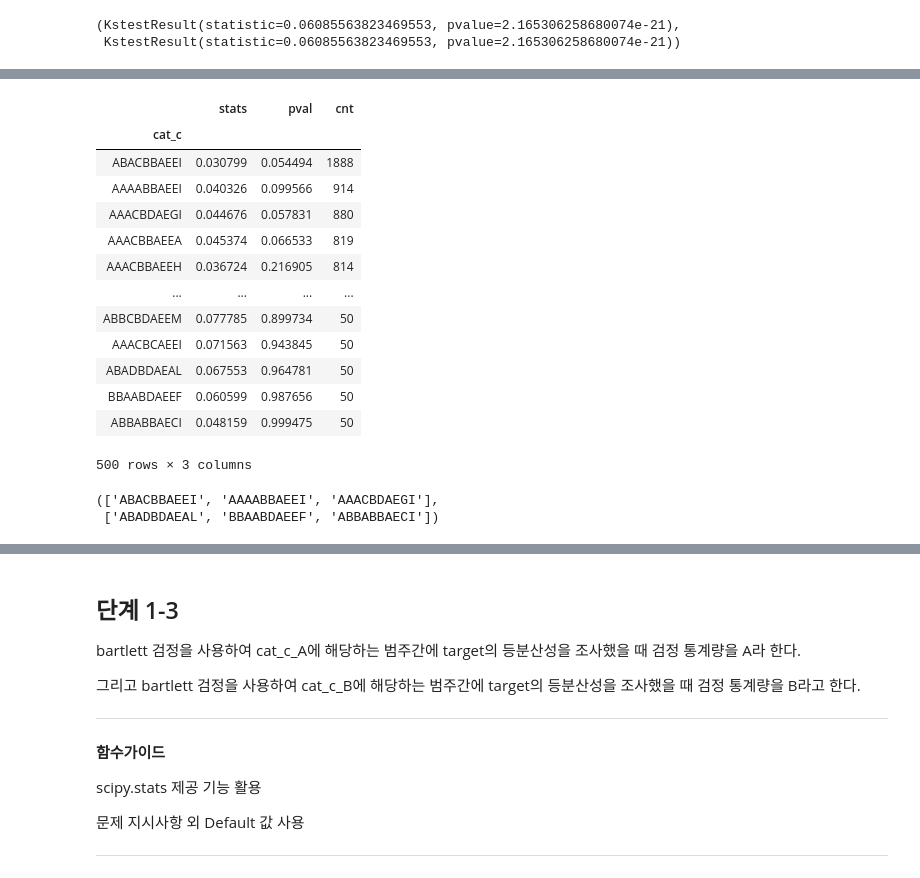
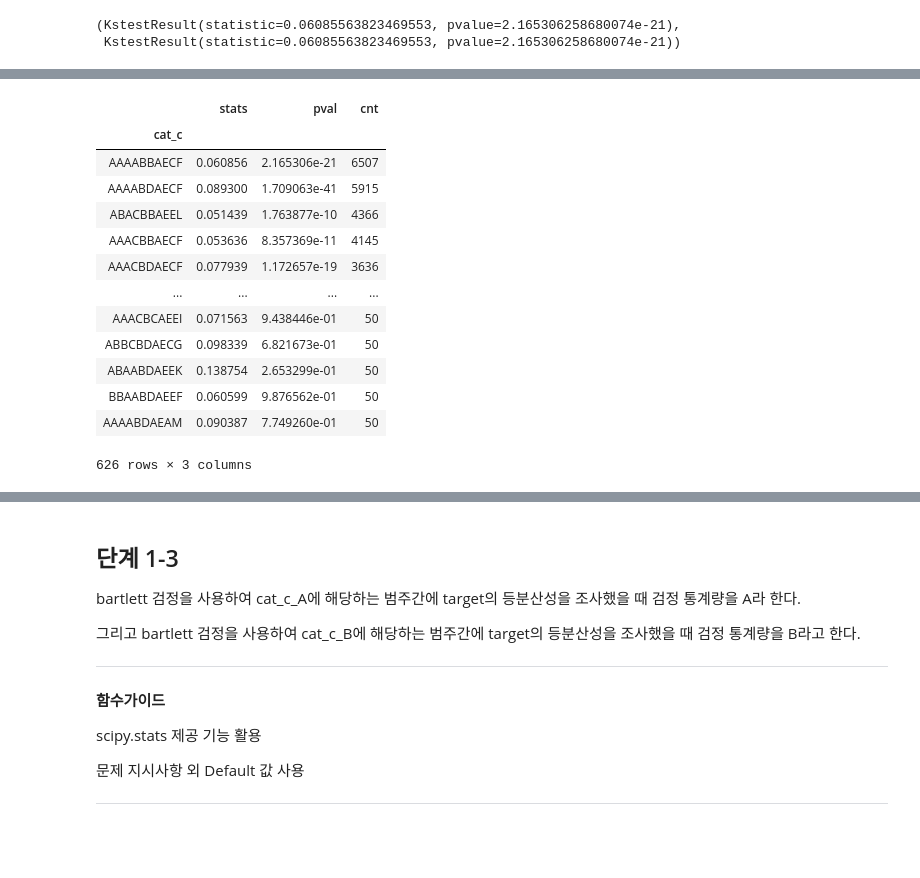
Before and after one commit to sunkusun9/DS_Lv3_2306_2, a Jupyter notebook: sec_ds_lv3_prob2_prob.ipynb, the cells around one changed output, grey strips where cells are left out. Drawn from its saved outputs; the diff is of its cells as text; code cells hidden in the pictures; blank space fills up the shorter version.

```diff
--- a/sec_ds_lv3_prob2_prob.ipynb
+++ b/sec_ds_lv3_prob2_prob.ipynb
@@ -294,24 +278,27 @@ df_kstest
-# %%
-df_kstest = df_kstest.query('pval >= 0.05').sort_values(['cnt', 'pval'], ascending=[False, True])
-df_kstest
-# %% [output]
-|  | stats | pval | cnt |
-| cat_c |  |  |  |
-| ABACBBAEEI | 0.030799 | 0.054494 | 1888 |
-| AAAABBAEEI | 0.040326 | 0.099566 | 914 |
-| AAACBDAEGI | 0.044676 | 0.057831 | 880 |
-| AAACBBAEEA | 0.045374 | 0.066533 | 819 |
-| AAACBBAEEH | 0.036724 | 0.216905 | 814 |
-| ... | ... | ... | ... |
-| ABBCBDAEEM | 0.077785 | 0.899734 | 50 |
-| AAACBCAEEI | 0.071563 | 0.943845 | 50 |
-| ABADBDAEAL | 0.067553 | 0.964781 | 50 |
-| BBAABDAEEF | 0.060599 | 0.987656 | 50 |
-| ABBABBAECI | 0.048159 | 0.999475 | 50 |
-500 rows × 3 columns
-# %%
-cat_c_A, cat_c_B = df_kstest.iloc[:3].index.tolist(), df_kstest.iloc[-3:].index.tolist()
-cat_c_A, cat_c_B
-# %% [output]
-(['ABACBBAEEI', 'AAAABBAEEI', 'AAACBDAEGI'],
- ['ABADBDAEAL', 'BBAABDAEEF', 'ABBABBAECI'])
+# %%
+# 방법1: GroupBy
+# groupby ~ filter를 통해 50개의 이상인 행들을 대상으로 합니다.
+# 다시 cat_c에 대해 구분을 합니다.
+# kstest를 진행을 하고, cat_c에 따라 stats, pval 나타내는 DataFrame을 만듭니다.
+# cat_c의 빈도수를 join을 통해 붙입니다.
+df_kstest = df_prob1.groupby('cat_c').filter(lambda x: len(x) >= 50)\
+        .groupby('cat_c')['target']\
+        .apply(lambda x: pd.Series(kstest((x - x.mean()) / x.std(), norm.cdf), index=['stats', 'pval']))\
+        .unstack()\
+        .join(df_prob1['cat_c'].value_counts().rename('cnt'))
+df_kstest.sort_values('cnt', ascending=False)
+# %% [output]
+|  | stats | pval | cnt |
+| cat_c |  |  |  |
+| AAAABBAECF | 0.060856 | 2.165306e-21 | 6507 |
+| AAAABDAECF | 0.089300 | 1.709063e-41 | 5915 |
+| ABACBBAEEL | 0.051439 | 1.763877e-10 | 4366 |
+| AAACBBAECF | 0.053636 | 8.357369e-11 | 4145 |
+| AAACBDAECF | 0.077939 | 1.172657e-19 | 3636 |
+| ... | ... | ... | ... |
+| AAACBCAEEI | 0.071563 | 9.438446e-01 | 50 |
+| ABBCBDAECG | 0.098339 | 6.821673e-01 | 50 |
+| ABAABDAEEK | 0.138754 | 2.653299e-01 | 50 |
+| BBAABDAEEF | 0.060599 | 9.876562e-01 | 50 |
+| AAAABDAEAM | 0.090387 | 7.749260e-01 | 50 |
+626 rows × 3 columns
```
Also changed, not shown: parts of 34 cells of this notebook.
